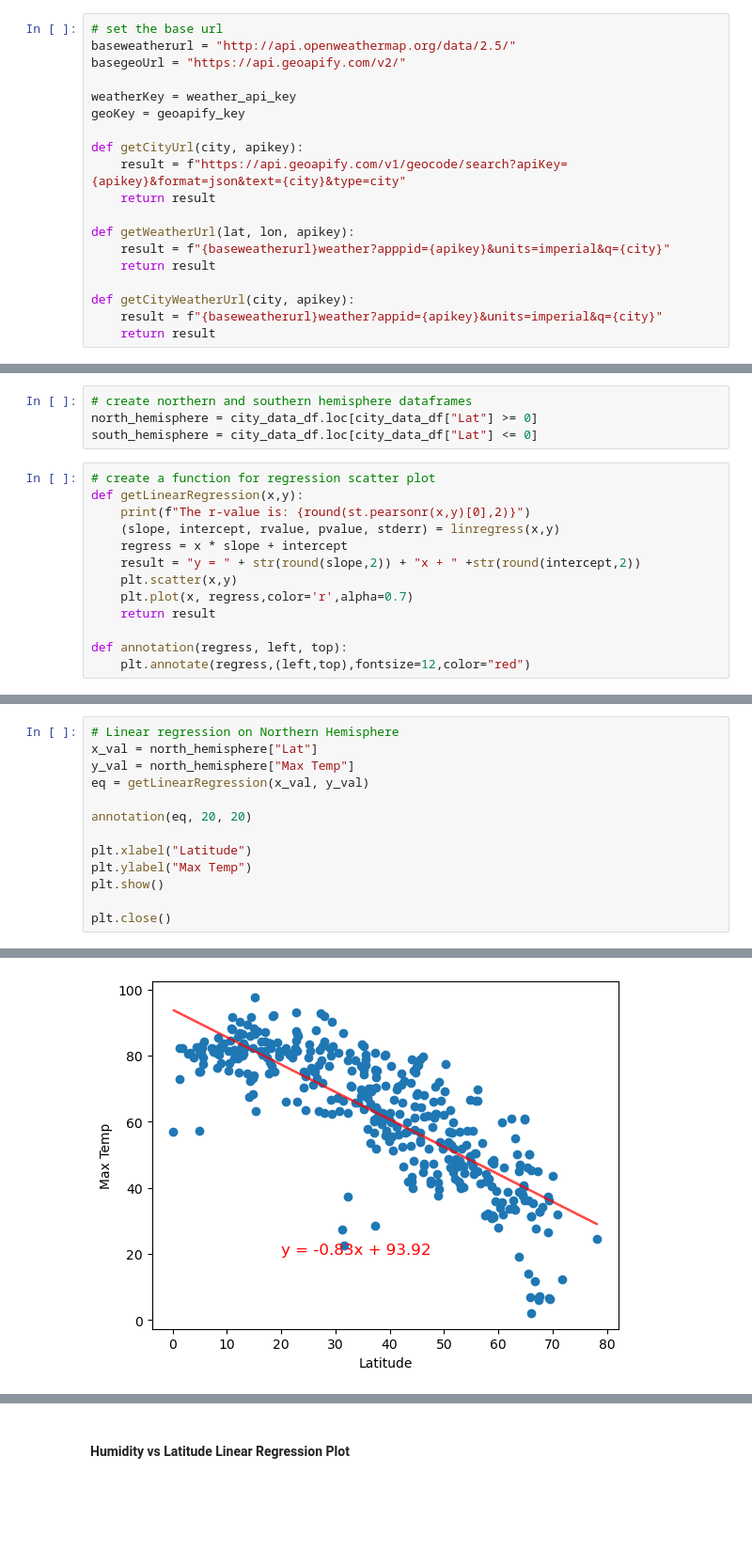
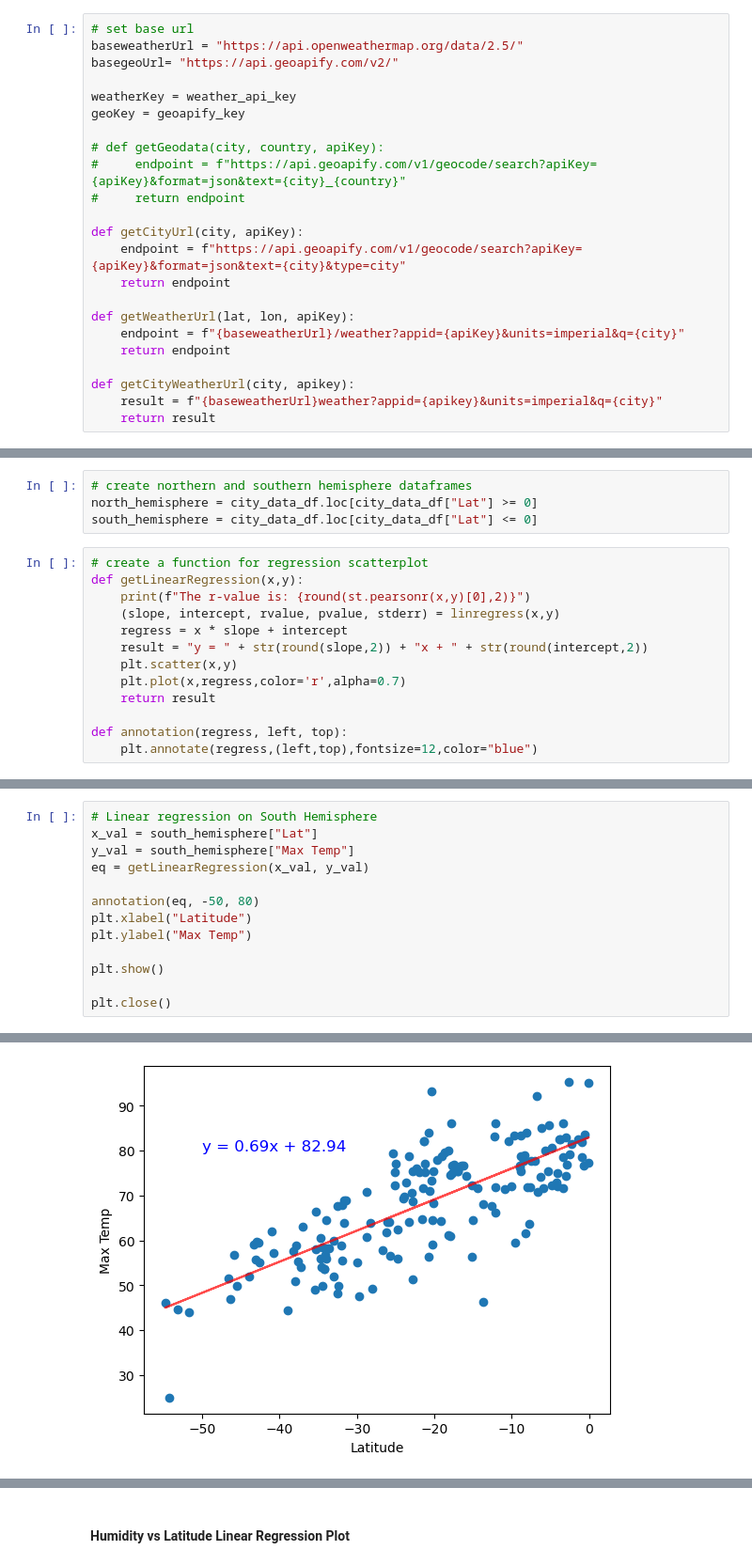
Before and after one commit to landonx1/python-api-challenge, a Jupyter notebook: WeatherPy/WeatherPy.ipynb, the cells around one changed output, grey strips where cells are left out. Shown at 94% size. Cells and saved outputs as stored; diff of their text form; blank space fills up the shorter version.

```diff
--- a/WeatherPy/WeatherPy.ipynb
+++ b/WeatherPy/WeatherPy.ipynb
@@ -56,19 +56,23 @@ Number of cities in the list: 595
 # %%
-# set the base url
-baseweatherurl = "http://api.openweathermap.org/data/2.5/"
-basegeoUrl = "https://api.geoapify.com/v2/"
+# set base url
+baseweatherUrl = "https://api.openweathermap.org/data/2.5/"
+basegeoUrl= "https://api.geoapify.com/v2/"
 
 weatherKey = weather_api_key
 geoKey = geoapify_key
 
-def getCityUrl(city, apikey):
-    result = f"https://api.geoapify.com/v1/geocode/search?apiKey={apikey}&format=json&text={city}&type=city"
-    return result
+# def getGeodata(city, country, apiKey):
+#     endpoint = f"https://api.geoapify.com/v1/geocode/search?apiKey={apiKey}&format=json&text={city}_{country}"
+#     return endpoint
 
-def getWeatherUrl(lat, lon, apikey):
-    result = f"{baseweatherurl}weather?apppid={apikey}&units=imperial&q={city}"
-    return result
+def getCityUrl(city, apiKey):
+    endpoint = f"https://api.geoapify.com/v1/geocode/search?apiKey={apiKey}&format=json&text={city}&type=city"
+    return endpoint
+
+def getWeatherUrl(lat, lon, apiKey):
+    endpoint = f"{baseweatherUrl}/weather?appid={apiKey}&units=imperial&q={city}"
+    return endpoint
 
 def getCityWeatherUrl(city, apikey):
-    result = f"{baseweatherurl}weather?appid={apikey}&units=imperial&q={city}"
+    result = f"{baseweatherUrl}weather?appid={apikey}&units=imperial&q={city}"
     return result
@@ -221,16 +223,16 @@ plt.close()
 north_hemisphere = city_data_df.loc[city_data_df["Lat"] >= 0]
 south_hemisphere = city_data_df.loc[city_data_df["Lat"] <= 0]
 # %%
-# create a function for regression scatter plot
+# create a function for regression scatterplot
 def getLinearRegression(x,y):
     print(f"The r-value is: {round(st.pearsonr(x,y)[0],2)}")
     (slope, intercept, rvalue, pvalue, stderr) = linregress(x,y)
     regress = x * slope + intercept
-    result = "y = " + str(round(slope,2)) + "x + " +str(round(intercept,2))
+    result = "y = " + str(round(slope,2)) + "x + " + str(round(intercept,2))
     plt.scatter(x,y)
-    plt.plot(x, regress,color='r',alpha=0.7)
+    plt.plot(x,regress,color='r',alpha=0.7)
     return result
 
 def annotation(regress, left, top):
-    plt.annotate(regress,(left,top),fontsize=12,color="red")
+    plt.annotate(regress,(left,top),fontsize=12,color="blue")
 # %% [markdown]
@@ -238,13 +256,13 @@ def annotation(regress, left, top):
 # %%
-# Linear regression on Northern Hemisphere
-x_val = north_hemisphere["Lat"]
-y_val = north_hemisphere["Max Temp"]
+# Linear regression on South Hemisphere
+x_val = south_hemisphere["Lat"]
+y_val = south_hemisphere["Max Temp"]
 eq = getLinearRegression(x_val, y_val)
 
-annotation(eq, 20, 20)
-
+annotation(eq, -50, 80)
 plt.xlabel("Latitude")
 plt.ylabel("Max Temp")
+
 plt.show()
 
 plt.close()
@@ -253 +271 @@ The r-value is: -0.81
-[figure, old version]
+[figure, new version]
```
Also changed, not shown: parts of 27 cells of this notebook.
